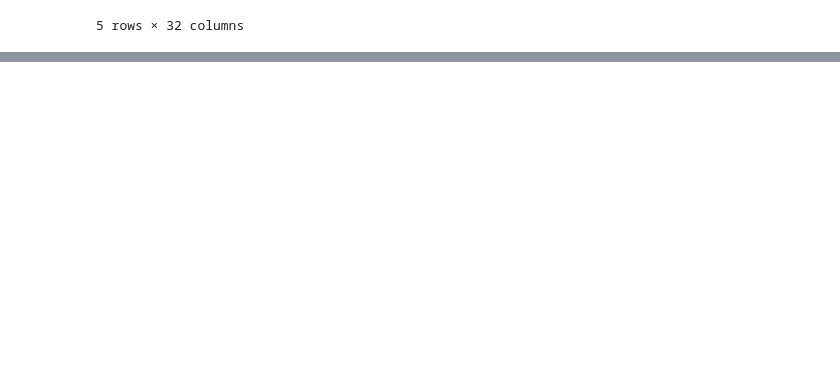
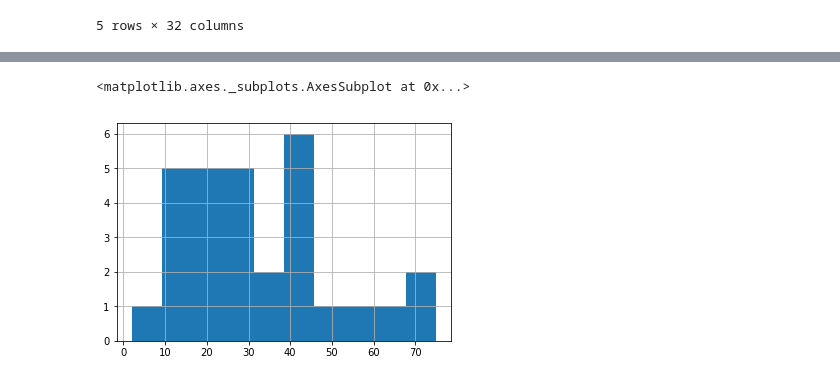
Before and after one commit to ZiluTian/ml_project1, a Jupyter notebook: Visualization.ipynb, the cells around one changed output, grey strips where cells are left out. Saved outputs shown, nothing was run; the diff lists cells and outputs as text; code cells hidden in the pictures; blank space fills up the shorter version.

```diff
--- a/Visualization.ipynb
+++ b/Visualization.ipynb
@@ -104,0 +151,5 @@ for i in df_tr.columns[2:]:
+# %%
+df_tr[df_tr['Prediction'] == 0]["PRI_met"].hist()
+# %% [output]
+<matplotlib.axes._subplots.AxesSubplot at 0x...>
+[figure, added]
```
Also changed, not shown: parts of 9 cells of this notebook.
